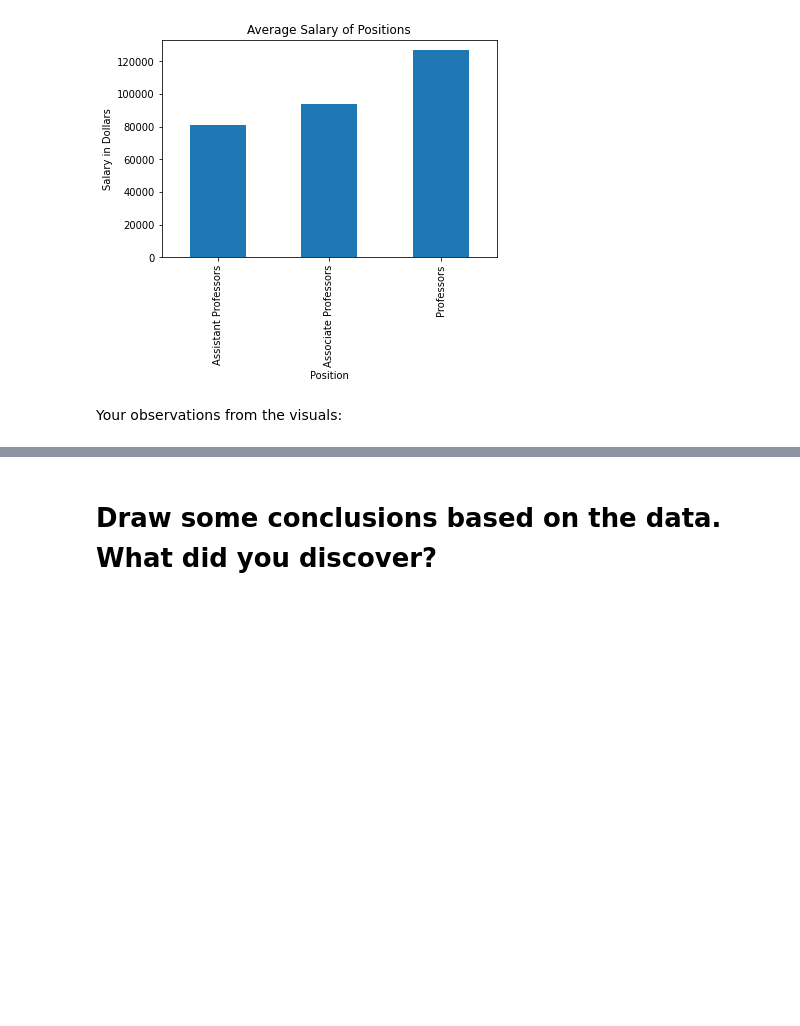
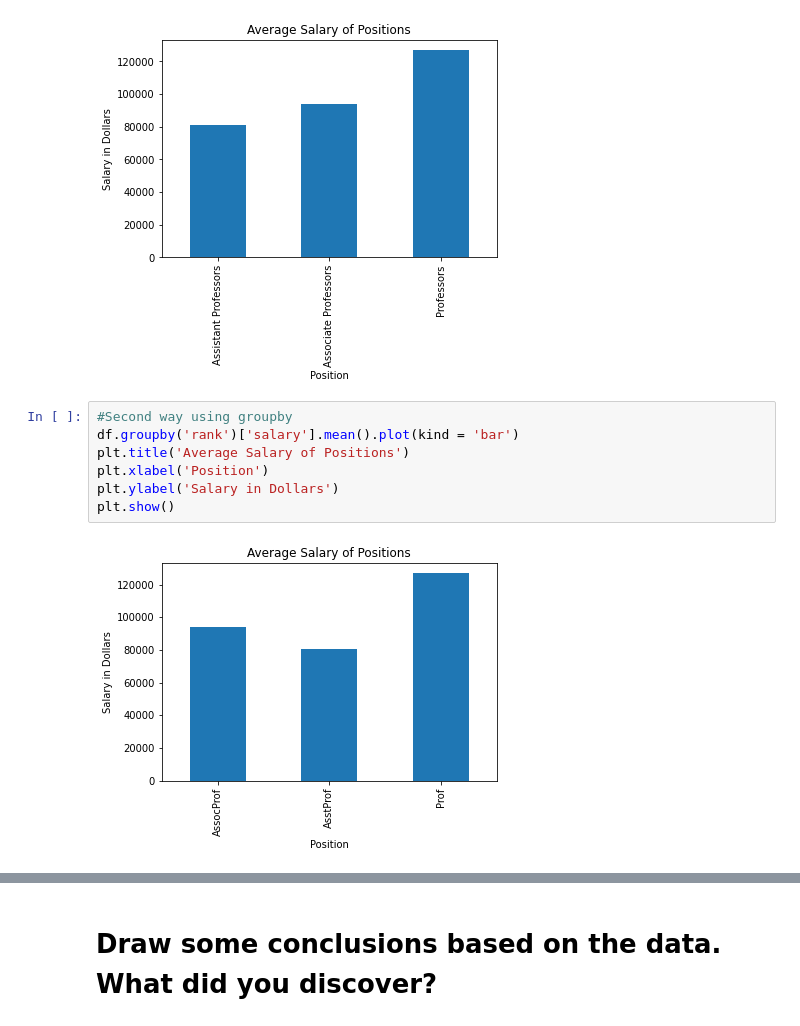
Before and after one commit to emilychiu7/da-micro-winter-22, a Jupyter notebook: python/Unit3_Python_Advanced_Pandas_DataWrangling_Assignment.ipynb, the cells around one changed output, grey strips where cells are left out. Drawn from its saved outputs; the diff is of its cells as text; blank space fills up the shorter version.

```diff
--- a/python/Unit3_Python_Advanced_Pandas_DataWrangling_Assignment.ipynb
+++ b/python/Unit3_Python_Advanced_Pandas_DataWrangling_Assignment.ipynb
@@ -341,5 +341,12 @@ plt.ylabel('Salary in Dollars')
 plt.show()
 # %% [output]
 [figure]
-# %% [markdown]
-Your observations from the visuals:
+# %%
+#Second way using groupby
+df.groupby('rank')['salary'].mean().plot(kind = 'bar')
+plt.title('Average Salary of Positions')
+plt.xlabel('Position')
+plt.ylabel('Salary in Dollars')
+plt.show()
+# %% [output]
+[figure, added]
```
Also changed, not shown: parts of 5 cells of this notebook.
